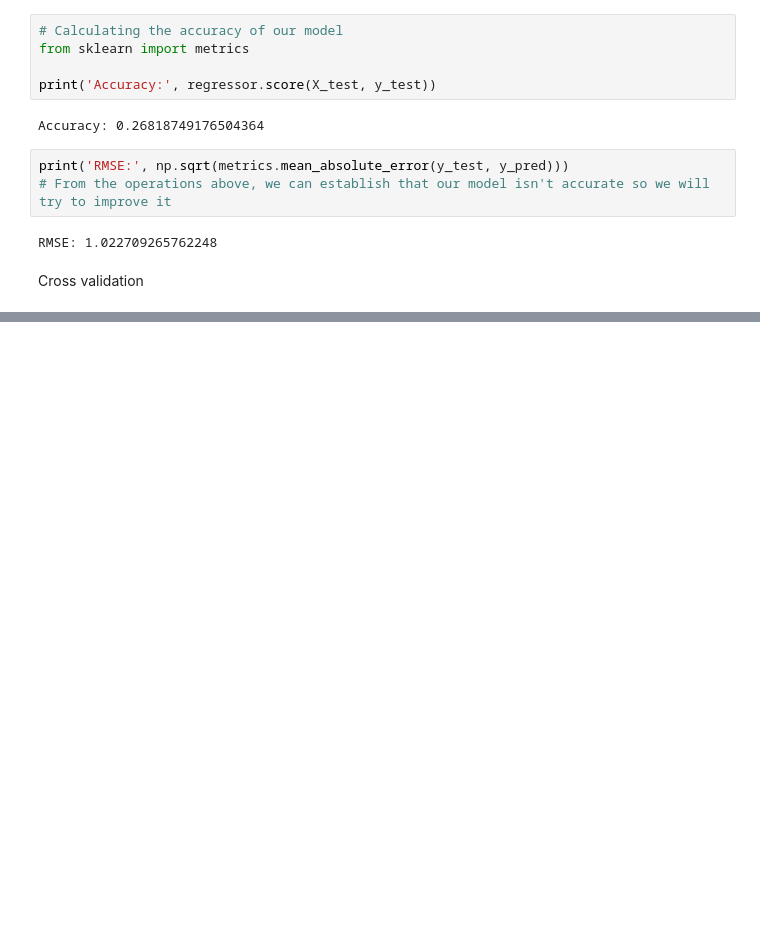
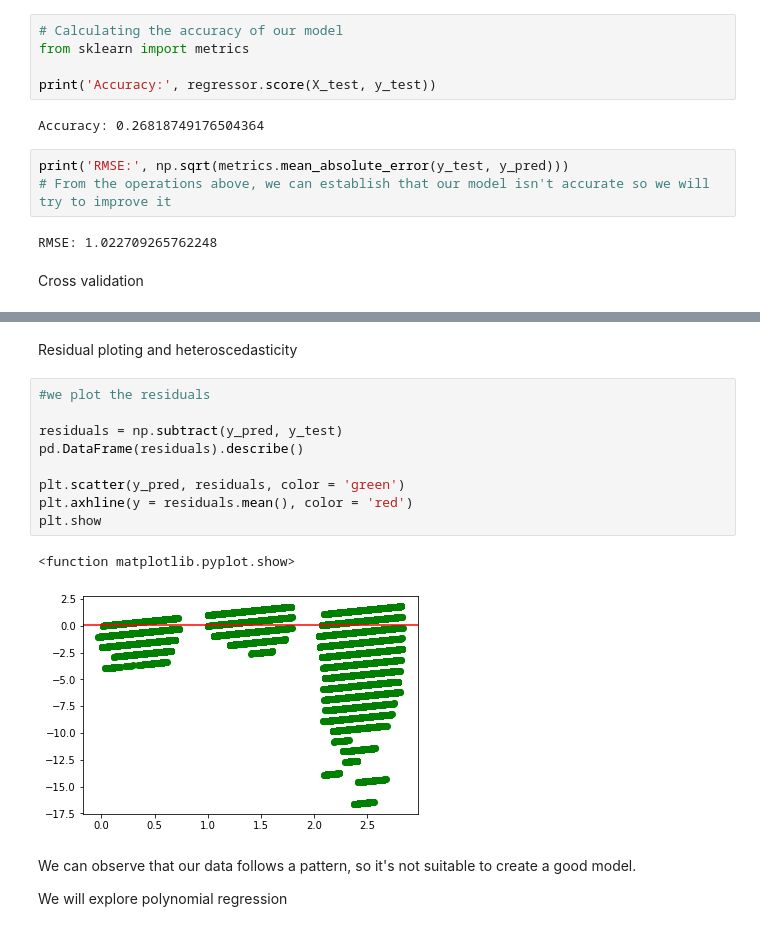
Before and after one commit to Kevinsamuelgitau/W9-IP, a Jupyter notebook: Samuel_Gitau_W6_IP.ipynb, the cells around one changed output, grey strips where cells are left out. Saved outputs shown, nothing was run; the diff lists cells and outputs as text; blank space fills up the shorter version.

```diff
--- a/Samuel_Gitau_W6_IP.ipynb
+++ b/Samuel_Gitau_W6_IP.ipynb
@@ -555,0 +622,18 @@ Cross validation
+# %% [markdown]
+ Residual ploting and heteroscedasticity
+# %%
+#we plot the residuals
+
+residuals = np.subtract(y_pred, y_test)
+pd.DataFrame(residuals).describe()
+
+plt.scatter(y_pred, residuals, color = 'green')
+plt.axhline(y = residuals.mean(), color = 'red')
+plt.show
+# %% [output]
+<function matplotlib.pyplot.show>
+[figure, added]
+# %% [markdown]
+We can observe that our data follows a pattern, so it's not suitable to create a good model.
+
+We will explore polynomial regression
```
Also changed, not shown: parts of 3 cells of this notebook.
